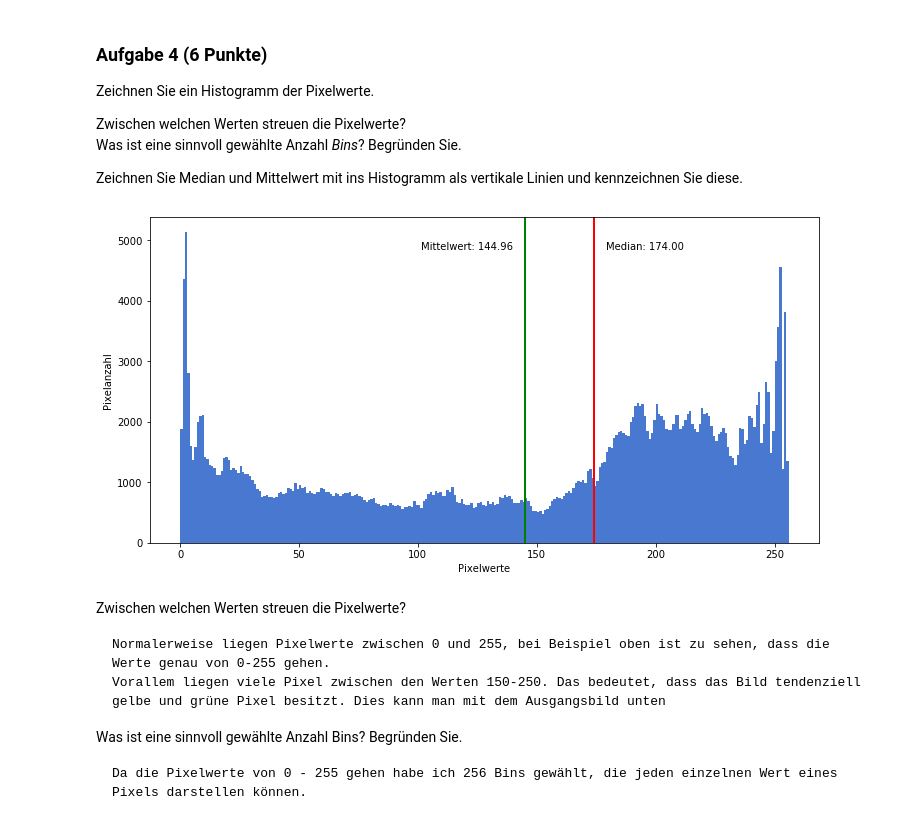
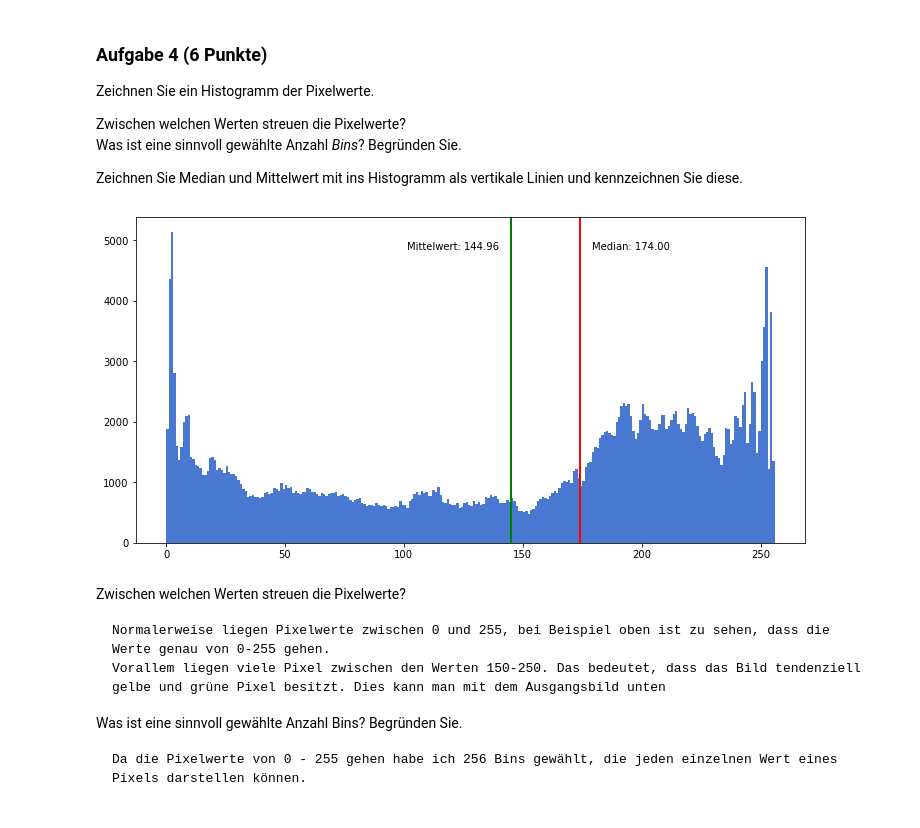
Before and after one commit to JuliaLauraMueller/dsp_hs2019, a Jupyter notebook: assignments/assignment07/exercise07.ipynb, the cells around one changed output. Drawn from its saved outputs; the diff is of its cells as text; code cells hidden in the pictures.

```diff
--- a/assignments/assignment07/exercise07.ipynb
+++ b/assignments/assignment07/exercise07.ipynb
@@ -149,26 +142,25 @@ Zeichnen Sie Median und Mittelwert mit ins Histogramm als vertikale Linien und k
 # %%
 import numpy as np
 # Zeichnen Sie ein Histogramm der Pixelwerte.
 fig, ax = plt.subplots(nrows=1, ncols=1, figsize=(12, 6)) # Figure-Grösse in Inches
-_ = ax.set_ylabel('Pixelanzahl')
-_ = ax.set_xlabel('Pixelwerte')
+
 
 # Histogramm mit Range von 0-256
 plt.hist(np_image_example.ravel(), bins=256, range=(0.0, 256.0))
 
 # Median darstellen
 min_ylim, max_ylim = plt.ylim()
 plt.axvline(np_image_example.mean(), color='green', linewidth=2)
 plt.text(np_image_example.mean()*0.7, max_ylim*0.9, 'Mittelwert: {:.2f}'.format(np_image_example.mean()))
 
 # Mittelwert berechnen
 plt.axvline(np.median(np_image_example), color='red', linewidth=2)
 plt.text(np.median(np_image_example)*1.03, max_ylim*0.9, 'Median: {:.2f}'.format(np.median(np_image_example)))
 
 plt.show()
 # --> https://www.geeksforgeeks.org/opencv-python-program-analyze-image-using-histogram/
 # %% [output]
-[figure, old version]
+[figure, new version]
 # %% [markdown]
 Zwischen welchen Werten streuen die Pixelwerte?
 
```
Also changed, not shown: parts of 16 cells of this notebook.
